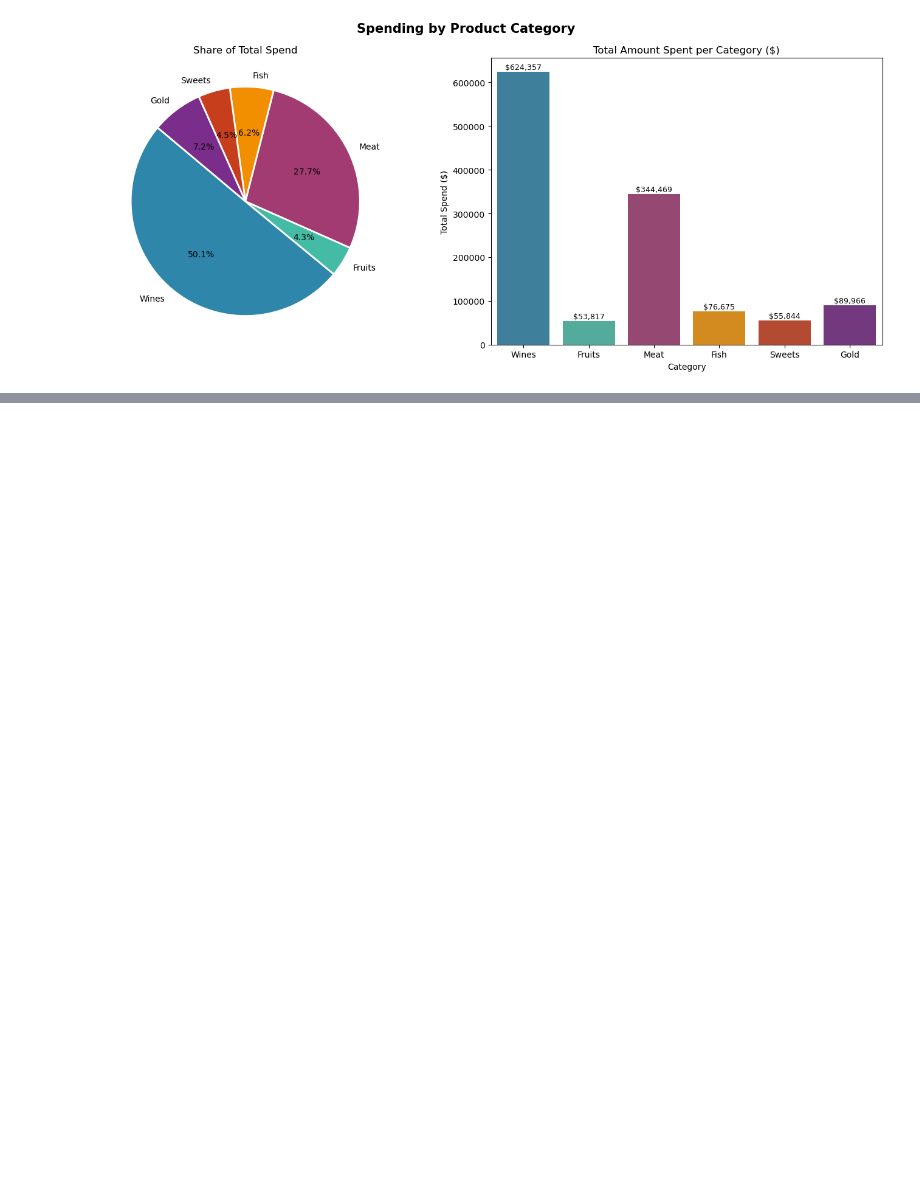
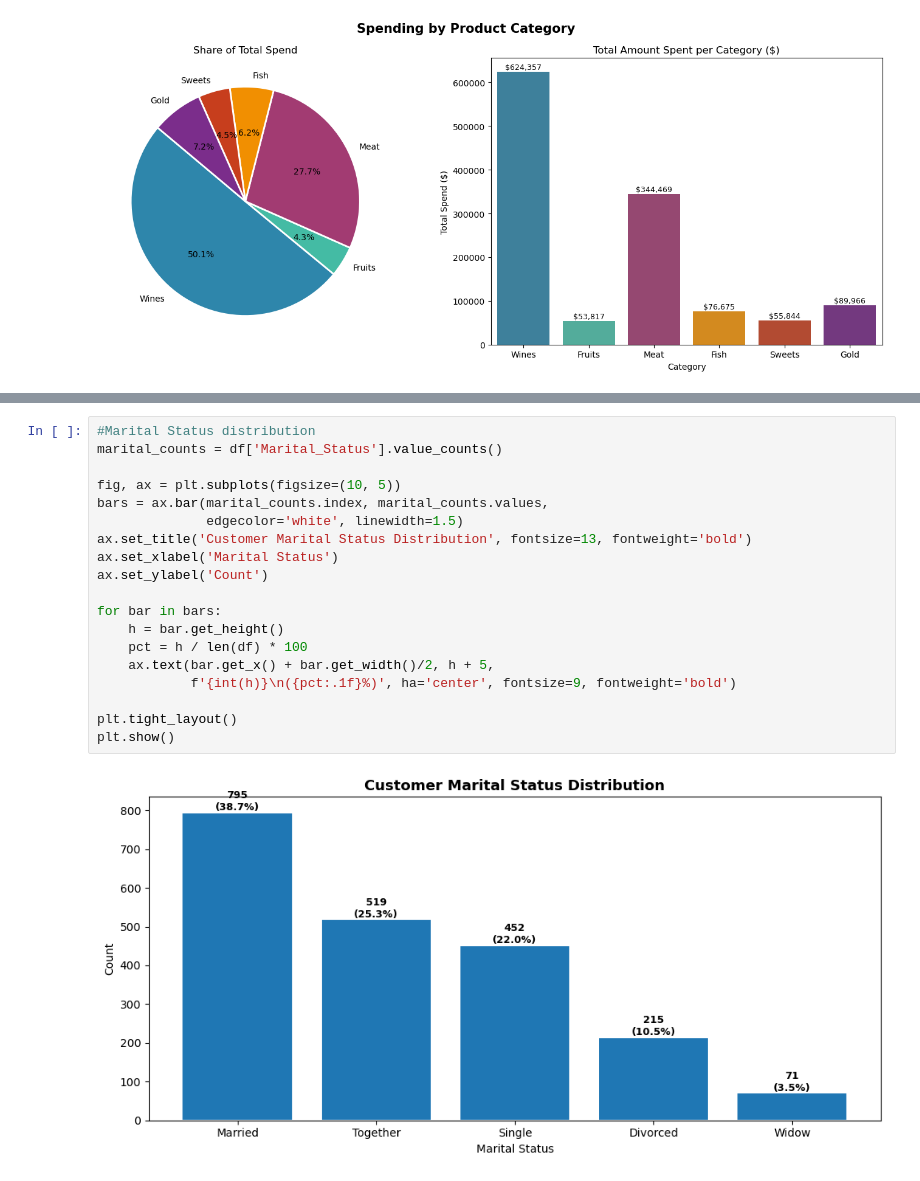
Before and after one commit to papocun/Customer-Segmentation-Project, a Jupyter notebook: Notebooks/Eda.ipynb, the cells around one changed output, grey strips where cells are left out. Cells and saved outputs as stored; diff of their text form; blank space fills up the shorter version.

```diff
--- a/Notebooks/Eda.ipynb
+++ b/Notebooks/Eda.ipynb
@@ -565,0 +600,21 @@ plt.show()
+# %%
+#Marital Status distribution
+marital_counts = df['Marital_Status'].value_counts()
+
+fig, ax = plt.subplots(figsize=(10, 5))
+bars = ax.bar(marital_counts.index, marital_counts.values,
+              edgecolor='white', linewidth=1.5)
+ax.set_title('Customer Marital Status Distribution', fontsize=13, fontweight='bold')
+ax.set_xlabel('Marital Status')
+ax.set_ylabel('Count')
+
+for bar in bars:
+    h = bar.get_height()
+    pct = h / len(df) * 100
+    ax.text(bar.get_x() + bar.get_width()/2, h + 5,
+            f'{int(h)}\n({pct:.1f}%)', ha='center', fontsize=9, fontweight='bold')
+
+plt.tight_layout()
+plt.show()
+# %% [output]
+[figure, added]
```
Also changed, not shown: parts of 5 cells of this notebook.
